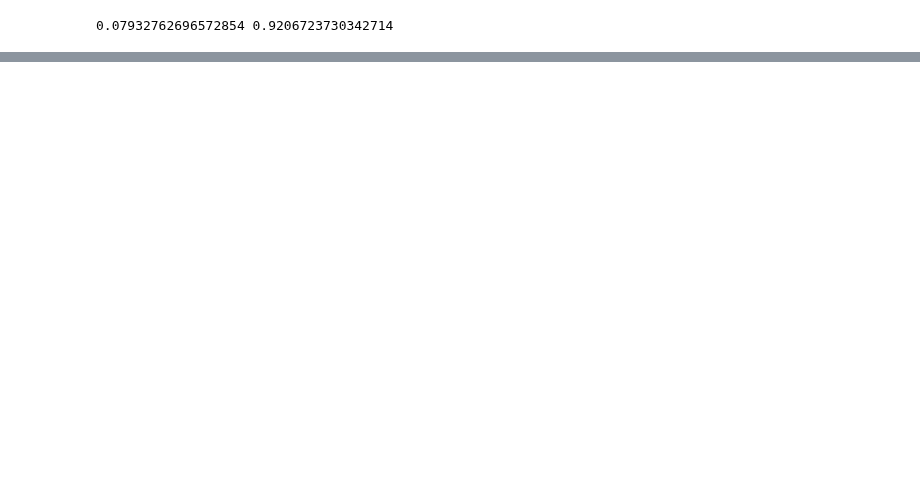
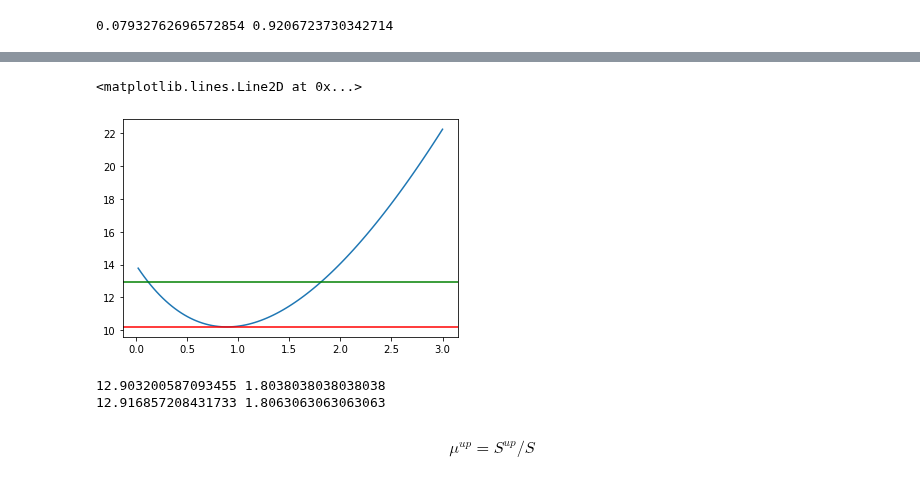
Before and after one commit to danielagda5/MetodosComputacionales202120-1, a Jupyter notebook: Week15/BusquedaMultiCanal.ipynb, the cells around one changed output, grey strips where cells are left out. Cells and saved outputs as stored; diff of their text form; code cells hidden in the pictures; blank space fills up the shorter version.

```diff
--- a/Week15/BusquedaMultiCanal.ipynb
+++ b/Week15/BusquedaMultiCanal.ipynb
@@ -215,0 +240,20 @@ for i in range(len(P[0,:])):
+# %%
+plt.plot(mu,ProfileLikelihood)
+plt.axhline(y = min_, color='r')
+plt.axhline(y = sigma3, color='g')
+# %% [output]
+<matplotlib.lines.Line2D at 0x...>
+[figure, added]
+# %%
+lista = []
+mu = np.linspace(0.5,3.0,1000)
+for m in mu:
+    l = JointLikelihood(NChannels,Likelihood,m,mean[-1],mean[-2],Type=1)
+    if np.abs(l-sigma3) < 0.01:
+        print(l,m)
+        lista.append(m)
+# %% [output]
+12.903200587093455 1.8038038038038038
+12.916857208431733 1.8063063063063063
+# %% [markdown]
+$$ \mu^{up} = S^{up}/S $$
```
Also changed, not shown: parts of 6 cells of this notebook.
